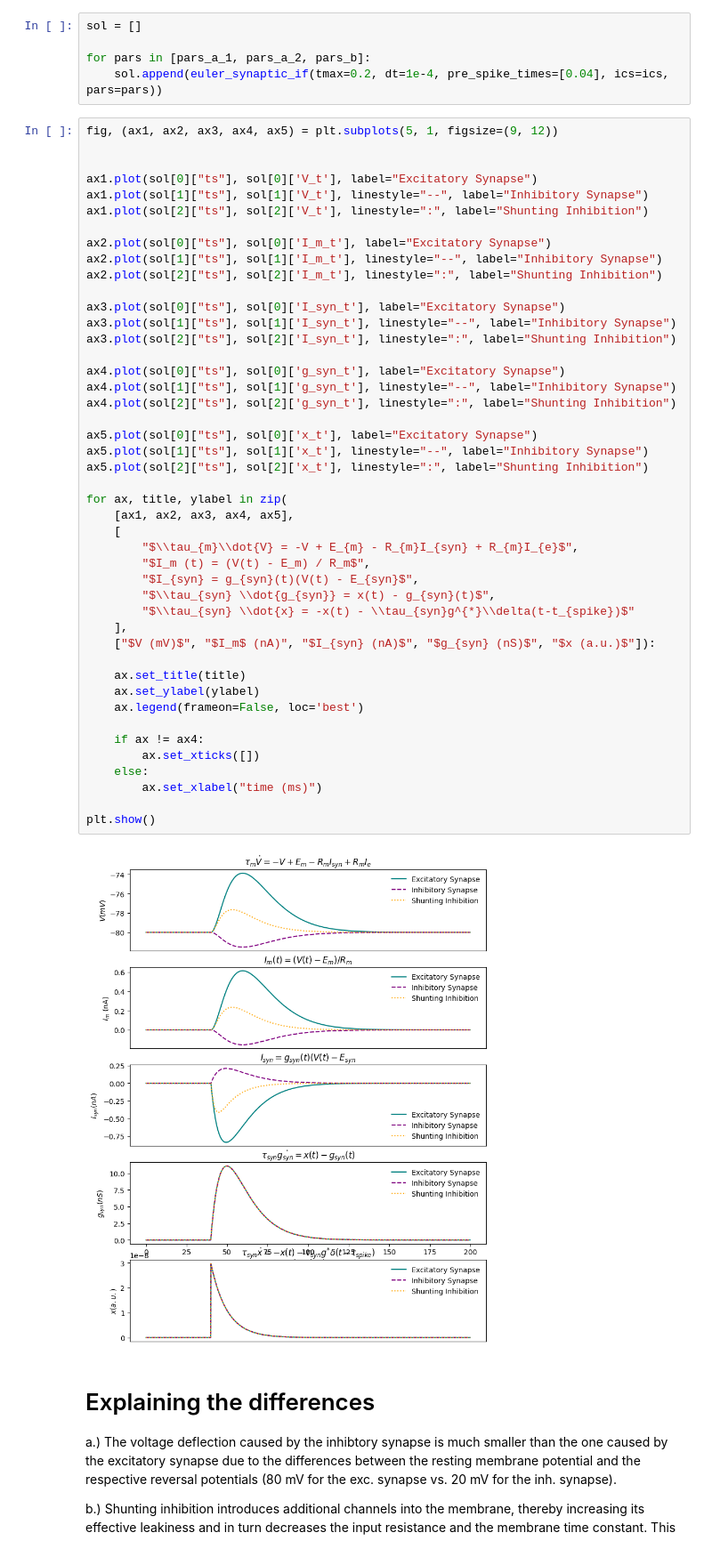
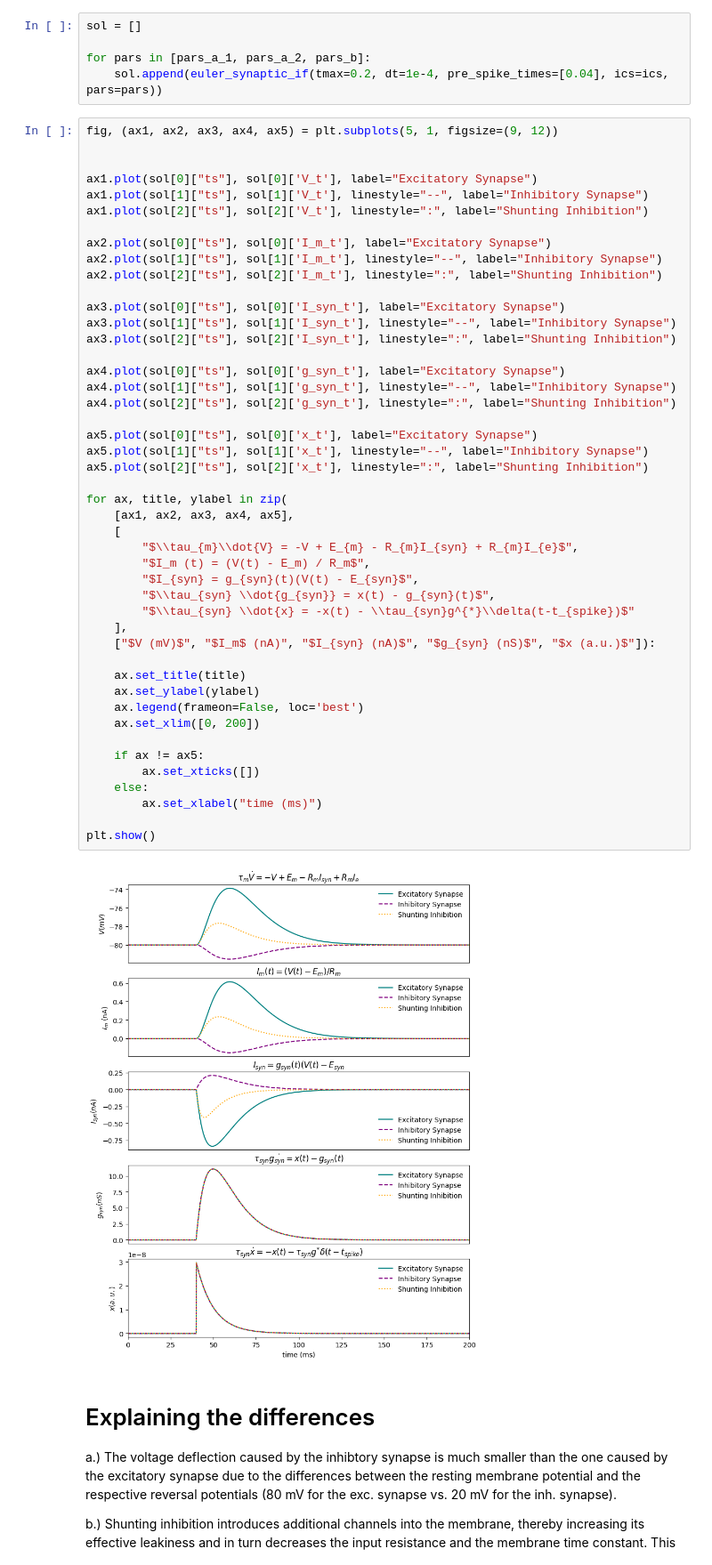
Before and after one commit to janovovo/MNS_CP_Part2, a Jupyter notebook: CP5_Jano.ipynb, the cells around one changed output. Shown at 89% size. Cells and saved outputs as stored; diff of their text form.

```diff
--- a/CP5_Jano.ipynb
+++ b/CP5_Jano.ipynb
@@ -125,35 +125,36 @@ ax3.plot(sol[2]["ts"], sol[2]['I_syn_t'], linestyle=":", label="Shunting Inhibit
 
 ax4.plot(sol[0]["ts"], sol[0]['g_syn_t'], label="Excitatory Synapse")
 ax4.plot(sol[1]["ts"], sol[1]['g_syn_t'], linestyle="--", label="Inhibitory Synapse")
 ax4.plot(sol[2]["ts"], sol[2]['g_syn_t'], linestyle=":", label="Shunting Inhibition")
 
 ax5.plot(sol[0]["ts"], sol[0]['x_t'], label="Excitatory Synapse")
 ax5.plot(sol[1]["ts"], sol[1]['x_t'], linestyle="--", label="Inhibitory Synapse")
 ax5.plot(sol[2]["ts"], sol[2]['x_t'], linestyle=":", label="Shunting Inhibition")
 
 for ax, title, ylabel in zip(
     [ax1, ax2, ax3, ax4, ax5],
     [
         "$\\tau_{m}\\dot{V} = -V + E_{m} - R_{m}I_{syn} + R_{m}I_{e}$",
         "$I_m (t) = (V(t) - E_m) / R_m$",
         "$I_{syn} = g_{syn}(t)(V(t) - E_{syn}$",
         "$\\tau_{syn} \\dot{g_{syn}} = x(t) - g_{syn}(t)$",
         "$\\tau_{syn} \\dot{x} = -x(t) - \\tau_{syn}g^{*}\\delta(t-t_{spike})$"
     ],
     ["$V (mV)$", "$I_m$ (nA)", "$I_{syn} (nA)$", "$g_{syn} (nS)$", "$x (a.u.)$"]):
 
     ax.set_title(title)
     ax.set_ylabel(ylabel)
     ax.legend(frameon=False, loc='best')
+    ax.set_xlim([0, 200])
 
-    if ax != ax4:
+    if ax != ax5:
         ax.set_xticks([])
     else:
         ax.set_xlabel("time (ms)")
 
 plt.show()
 # %% [output]
-[figure, old version]
+[figure, new version]
 # %% [markdown]
 # Explaining the differences
 
```
Also changed, not shown: parts of 1 cell of this notebook.
